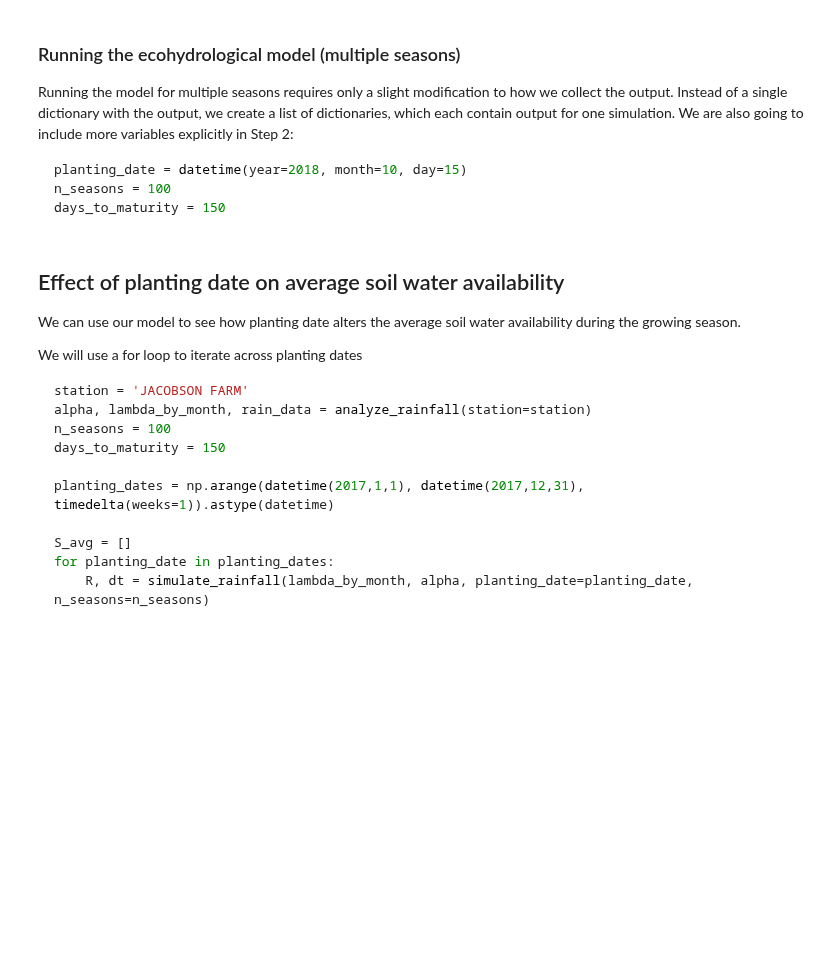
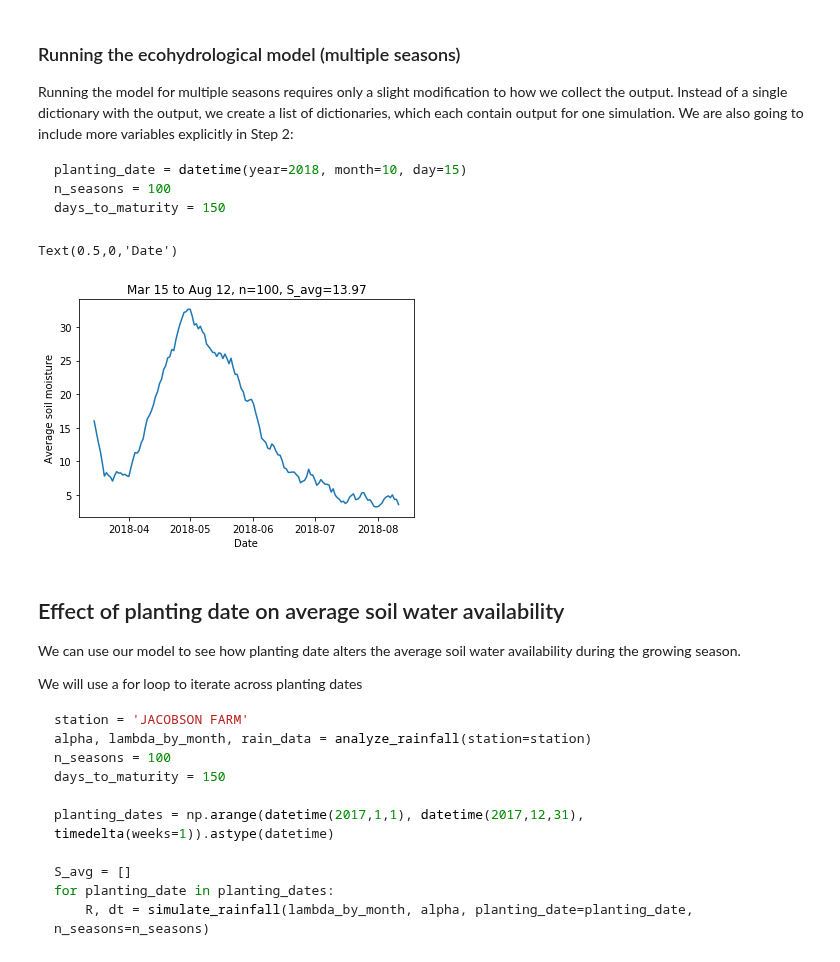
Before and after one commit to ecohydro/RidgeToReef, a Jupyter notebook: chapters/Chapter 3.ipynb, the cells around one changed output. Saved outputs shown, nothing was run; the diff lists cells and outputs as text; code cells hidden in the pictures; blank space fills up the shorter version.

```diff
--- a/chapters/Chapter 3.ipynb
+++ b/chapters/Chapter 3.ipynb
@@ -374,33 +387,38 @@ days_to_maturity = 150
 # Step 1. Analyze station rainfall data.
 station = 'JACOBSON FARM'
 alpha, lambda_by_month, rain_data = analyze_rainfall(station=station)
 
 # Step 2. Simulate n seasons of rainfall
 from datetime import timedelta
 
 planting_date = datetime(year=2018, month=3, day=15)
 n_seasons = 100
 days_to_maturity = 150
 
 R, dt = simulate_rainfall(lambda_by_month, alpha, planting_date=planting_date, n_seasons=n_seasons)
 
 # Step 3. Run the ecohydrological model.
 output = []
 S = []
 dSdt = []
 for r in R:
     output = (run_model(r))
     S.append(output['S'])
     dSdt.append(output['dSdt'])
 
 # It's very easy to turn a list of lists into a `DataFrame`
 df_S = pd.DataFrame(S)
 plt.plot(dt, df_S.mean())
 plt.title("{date} to {end}, n={n}, S_avg={s:5.2f}".format(
     date=datetime.strftime(planting_date,"%b %d"),
     end=datetime.strftime(planting_date+timedelta(days=days_to_maturity),"%b %d"),
     n=n_seasons,
     s=df_S.mean().mean()))
+plt.ylabel('Average soil moisture')
+plt.xlabel('Date')
+# %% [output]
+Text(0.5,0,'Date')
+[figure, added]
 # %% [markdown]
 ## Effect of planting date on average soil water availability
 
```
Also changed, not shown: parts of 11 cells of this notebook.
